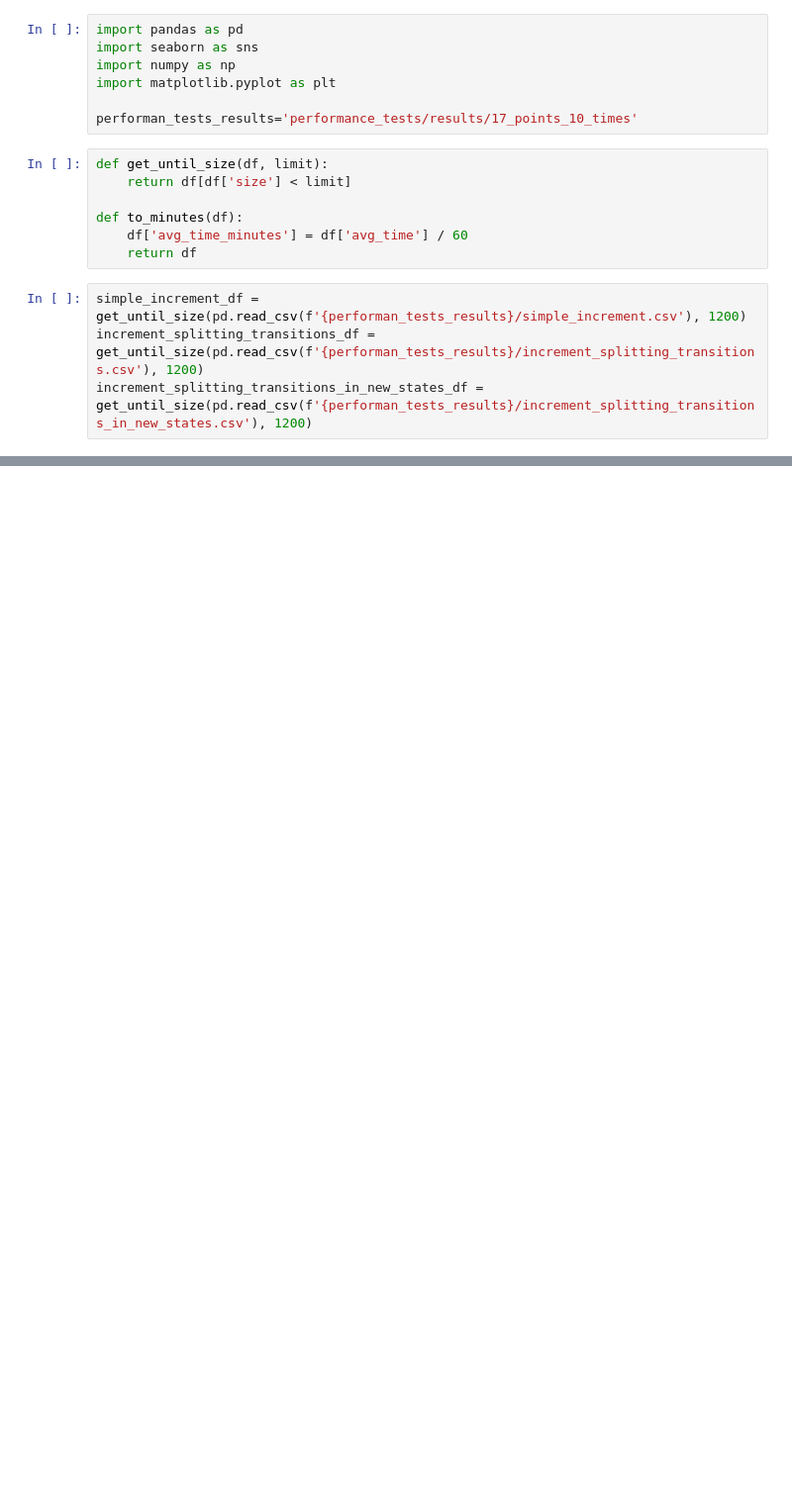
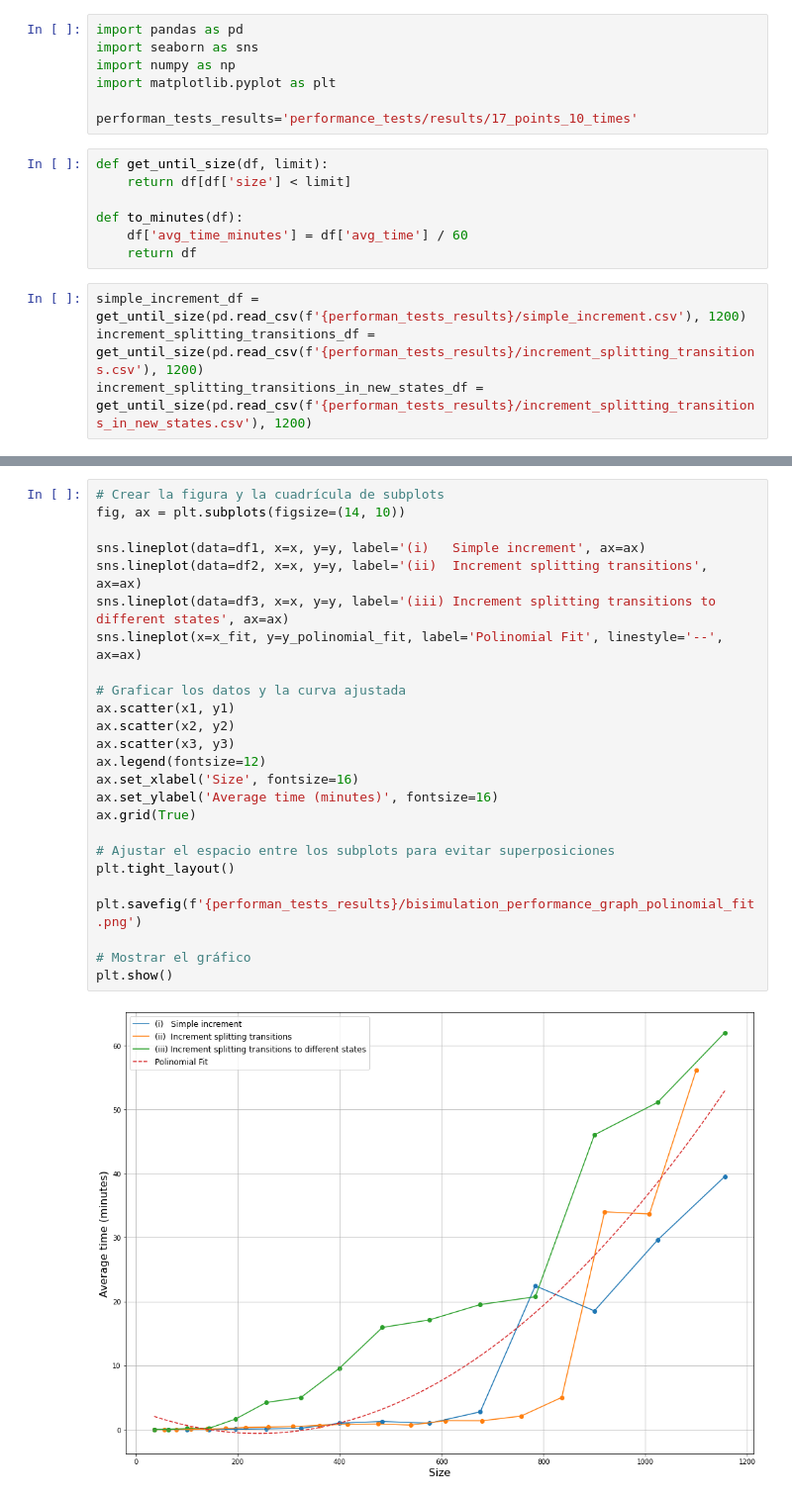
Before and after one commit to diegosenarruzza/bisimulation, a Jupyter notebook: PerformanceTestResults.ipynb, the cells around one changed output, grey strips where cells are left out. Shown: that part at 99% size. Drawn from its saved outputs; the diff is of its cells as text; blank space fills up the shorter version.

```diff
--- a/PerformanceTestResults.ipynb
+++ b/PerformanceTestResults.ipynb
@@ -77,0 +94,27 @@ plt.show()
+# %%
+# Crear la figura y la cuadrícula de subplots
+fig, ax = plt.subplots(figsize=(14, 10))
+
+sns.lineplot(data=df1, x=x, y=y, label='(i)   Simple increment', ax=ax)
+sns.lineplot(data=df2, x=x, y=y, label='(ii)  Increment splitting transitions', ax=ax)
+sns.lineplot(data=df3, x=x, y=y, label='(iii) Increment splitting transitions to different states', ax=ax)
+sns.lineplot(x=x_fit, y=y_polinomial_fit, label='Polinomial Fit', linestyle='--', ax=ax)
+
+# Graficar los datos y la curva ajustada
+ax.scatter(x1, y1)
+ax.scatter(x2, y2)
+ax.scatter(x3, y3)
+ax.legend(fontsize=12)
+ax.set_xlabel('Size', fontsize=16)
+ax.set_ylabel('Average time (minutes)', fontsize=16)
+ax.grid(True)
+
+# Ajustar el espacio entre los subplots para evitar superposiciones
+plt.tight_layout()
+
+plt.savefig(f'{performan_tests_results}/bisimulation_performance_graph_polinomial_fit.png')
+
+# Mostrar el gráfico
+plt.show()
+# %% [output]
+[figure, added]
```
Also changed, not shown: parts of 3 cells of this notebook, 2 other files.
